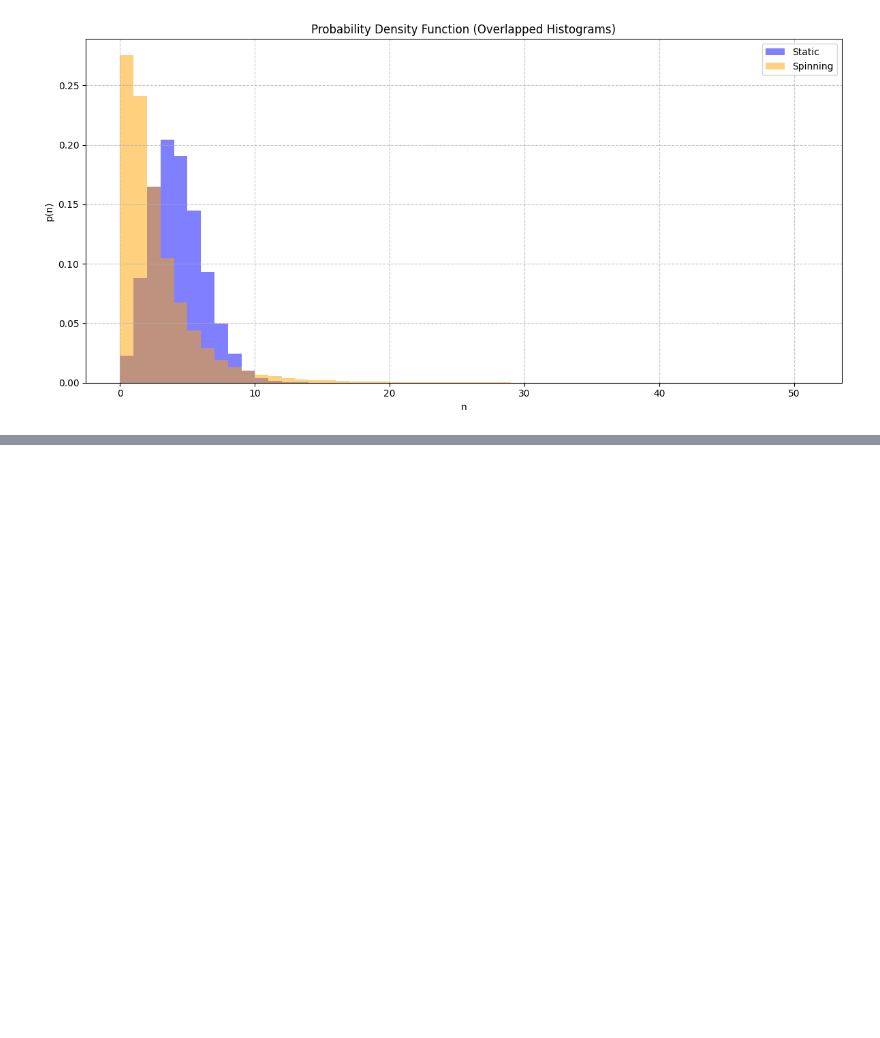
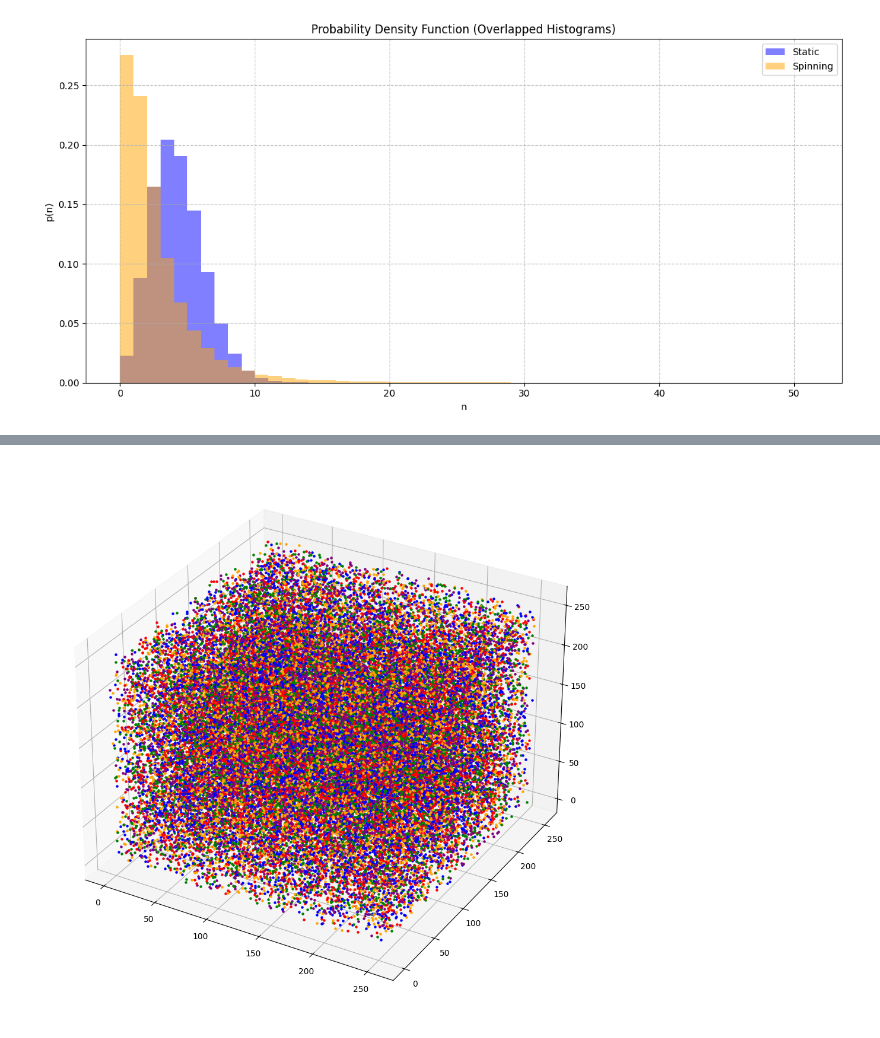
Before and after one commit to Kallo27/QOL, a Jupyter notebook: Lab1/lab1.ipynb, the cells around one changed output, grey strips where cells are left out. Drawn from its saved outputs; the diff is of its cells as text; code cells hidden in the pictures; blank space fills up the shorter version.

```diff
--- a/Lab1/lab1.ipynb
+++ b/Lab1/lab1.ipynb
@@ -159,0 +292,12 @@ plt.show()
+# %%
+fig = plt.figure(figsize=(12, 12))
+ax = fig.add_subplot(projection='3d')
+colors = ['r', 'b', 'g', 'orange', 'purple']
+
+k = 0
+while k < len(bytes_list) - 2:
+  color = random.choice(colors)
+  ax.scatter(bytes_list[k], bytes_list[k+1], bytes_list[k+2], c=color, marker='.')
+  k += 3
+# %% [output]
+[figure, added]
```
Also changed, not shown: parts of 12 cells of this notebook, 1 other file.
